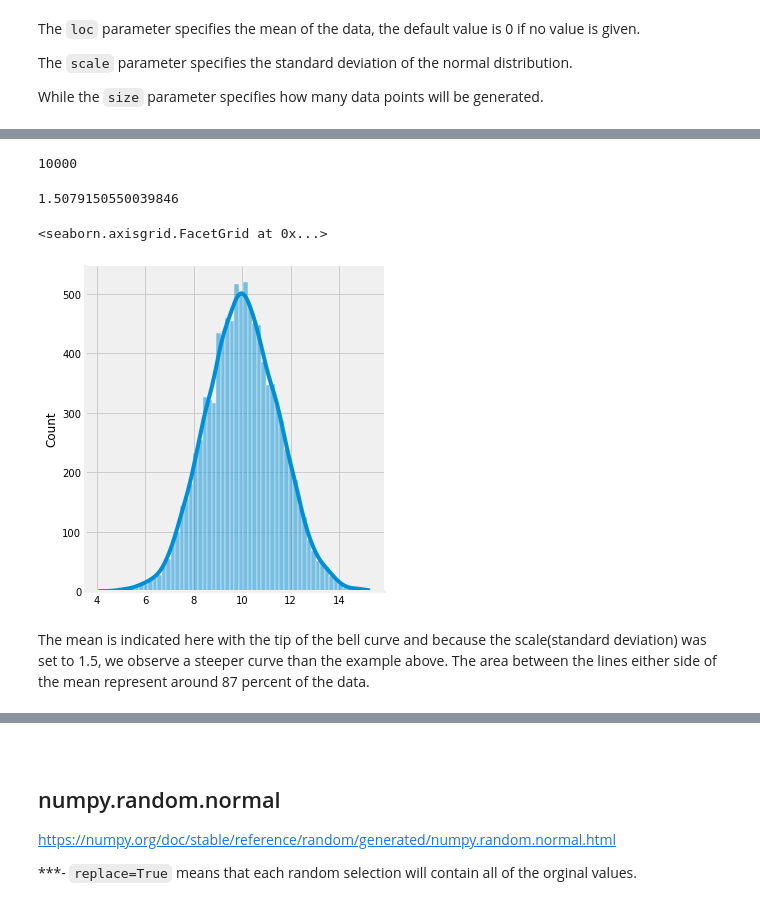
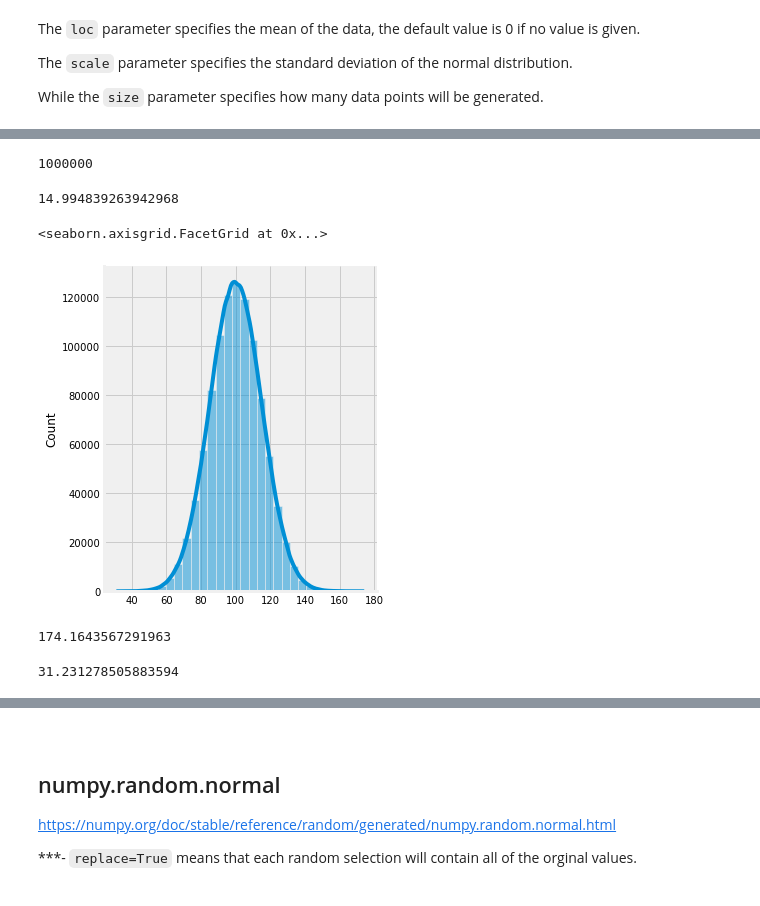
Before and after one commit to Izardo/Numpy-Random-Assignment, a Jupyter notebook: numpy-random.ipynb, the cells around one changed output, grey strips where cells are left out. Saved outputs shown, nothing was run; the diff lists cells and outputs as text; code cells hidden in the pictures.

```diff
--- a/numpy-random.ipynb
+++ b/numpy-random.ipynb
@@ -69,14 +59,14 @@ import numpy as np
 # Plotting data.
 import matplotlib.pyplot as plt
 
-# Nice plot style. DELETE IF NOT USED
+# Nice plot style.
 import seaborn as sns
 
 # Set default plot style.
 plt.style.use('fivethirtyeight')
 
 # Set default figure size.
-plt.rcParams['figure.figsize'] = [5, 5]
+plt.rcParams['figure.figsize'] = [10, 6]
 
 # Renders plots nicely in notebook.
 %matplotlib inline
@@ -617,17 +711,33 @@ x = rng.normal(loc=10, scale=1.5, size=10000)
+# %%
+# Specify mean & standard deviation.
+m = 100
+s = 15
+
+# Produce 1,000,000 normally distributed values.
+x = rng.normal(loc=m, scale=s, size=1000000)
 # %%
 # Check the size of output array.
 x.size
 # %% [output]
-10000
+1000000
-# %%
-x.std()
-# %% [output]
-1.5079150550039846
+# %%
+# Check standard deviation.
+x.std()
+# %% [output]
+14.994839263942968
 # %%
-# Plotting the data with normal distribution curve.
-sns.displot(x, kde=True)
+# Plot the data with kernal density estimation.
+sns.displot(x, kde=True, bins=30)
 # %% [output]
 <seaborn.axisgrid.FacetGrid at 0x...>
-[figure, old version]
+[figure, new version]
-# %% [markdown]
-The mean is indicated here with the tip of the bell curve and because the scale(standard deviation) was set to 1.5, we observe a steeper curve than the example above. The area between the lines either side of the mean represent around 87 percent of the data.
+# %%
+# Check highest value.
+np.amax(x)
+# %% [output]
+174.1643567291963
+# %%
+# Check lowest value.
+np.amin(x)
+# %% [output]
+31.231278505883594
```
Also changed, not shown: parts of 113 cells of this notebook.
